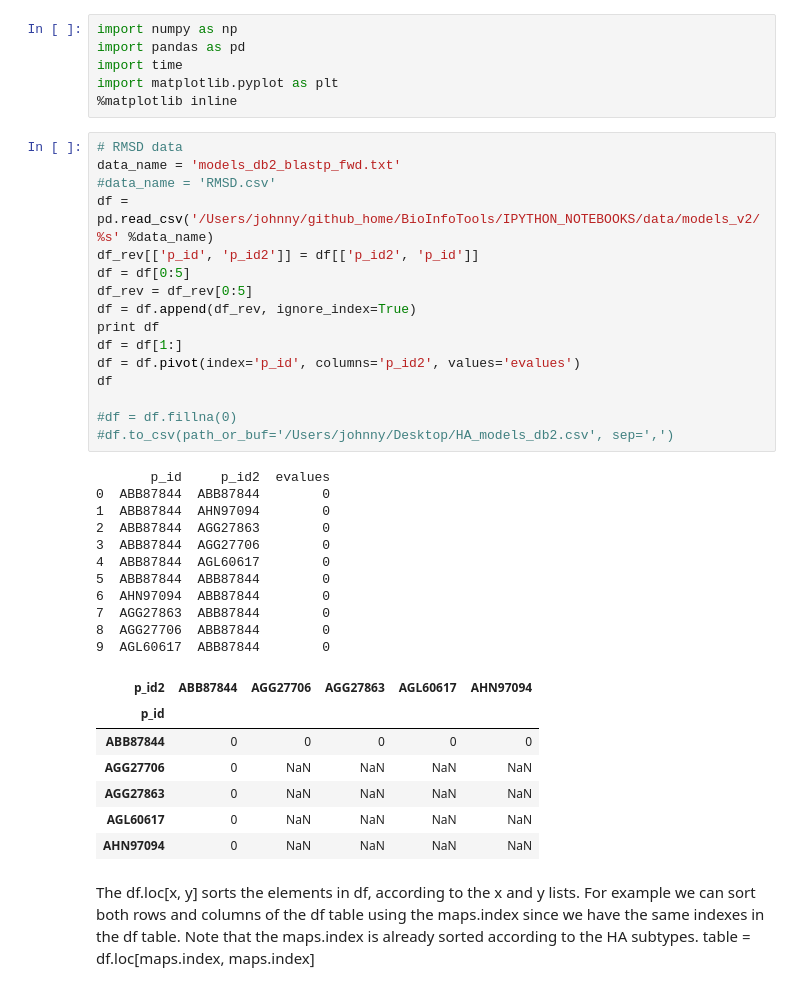
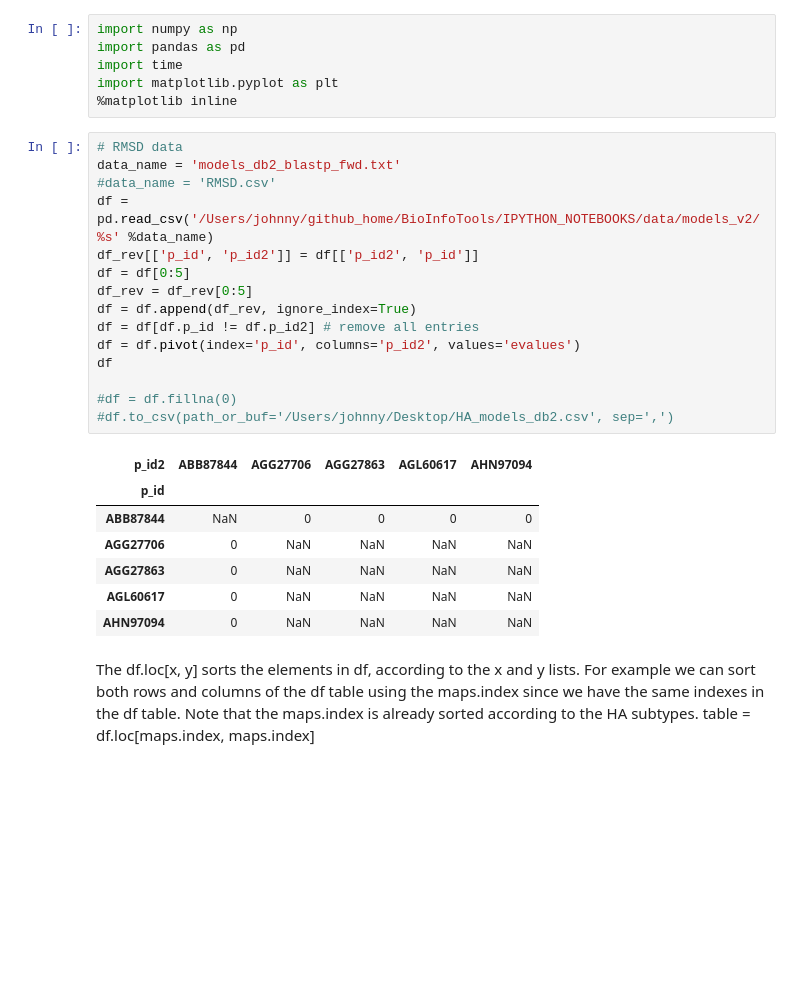
Before and after one commit to gmazz/BioInfoTools, a Jupyter notebook: IPYTHON_NOTEBOOKS/HA_distance_table_generation.ipynb, the cells around one changed output. Drawn from its saved outputs; the diff is of its cells as text; blank space fills up the shorter version.

```diff
--- a/IPYTHON_NOTEBOOKS/HA_distance_table_generation.ipynb
+++ b/IPYTHON_NOTEBOOKS/HA_distance_table_generation.ipynb
@@ -11,34 +11,22 @@ import matplotlib.pyplot as plt
 # %%
 # RMSD data
 data_name = 'models_db2_blastp_fwd.txt'
 #data_name = 'RMSD.csv'
 df = pd.read_csv('/Users/johnny/github_home/BioInfoTools/IPYTHON_NOTEBOOKS/data/models_v2/%s' %data_name)
 df_rev[['p_id', 'p_id2']] = df[['p_id2', 'p_id']]
 df = df[0:5]
 df_rev = df_rev[0:5]
 df = df.append(df_rev, ignore_index=True)
-print df
-df = df[1:]
+df = df[df.p_id != df.p_id2] # remove all entries
 df = df.pivot(index='p_id', columns='p_id2', values='evalues')
 df
 
 #df = df.fillna(0)
 #df.to_csv(path_or_buf='/Users/johnny/Desktop/HA_models_db2.csv', sep=',')
 # %% [output]
-       p_id     p_id2  evalues
-0  ABB87844  ABB87844        0
-1  ABB87844  AHN97094        0
-2  ABB87844  AGG27863        0
-3  ABB87844  AGG27706        0
-4  ABB87844  AGL60617        0
-5  ABB87844  ABB87844        0
-6  AHN97094  ABB87844        0
-7  AGG27863  ABB87844        0
-8  AGG27706  ABB87844        0
-9  AGL60617  ABB87844        0
 | p_id2 | ABB87844 | AGG27706 | AGG27863 | AGL60617 | AHN97094 |
 | p_id |  |  |  |  |  |
-| ABB87844 | 0 | 0 | 0 | 0 | 0 |
+| ABB87844 | NaN | 0 | 0 | 0 | 0 |
 | AGG27706 | 0 | NaN | NaN | NaN | NaN |
 | AGG27863 | 0 | NaN | NaN | NaN | NaN |
 | AGL60617 | 0 | NaN | NaN | NaN | NaN |
```
